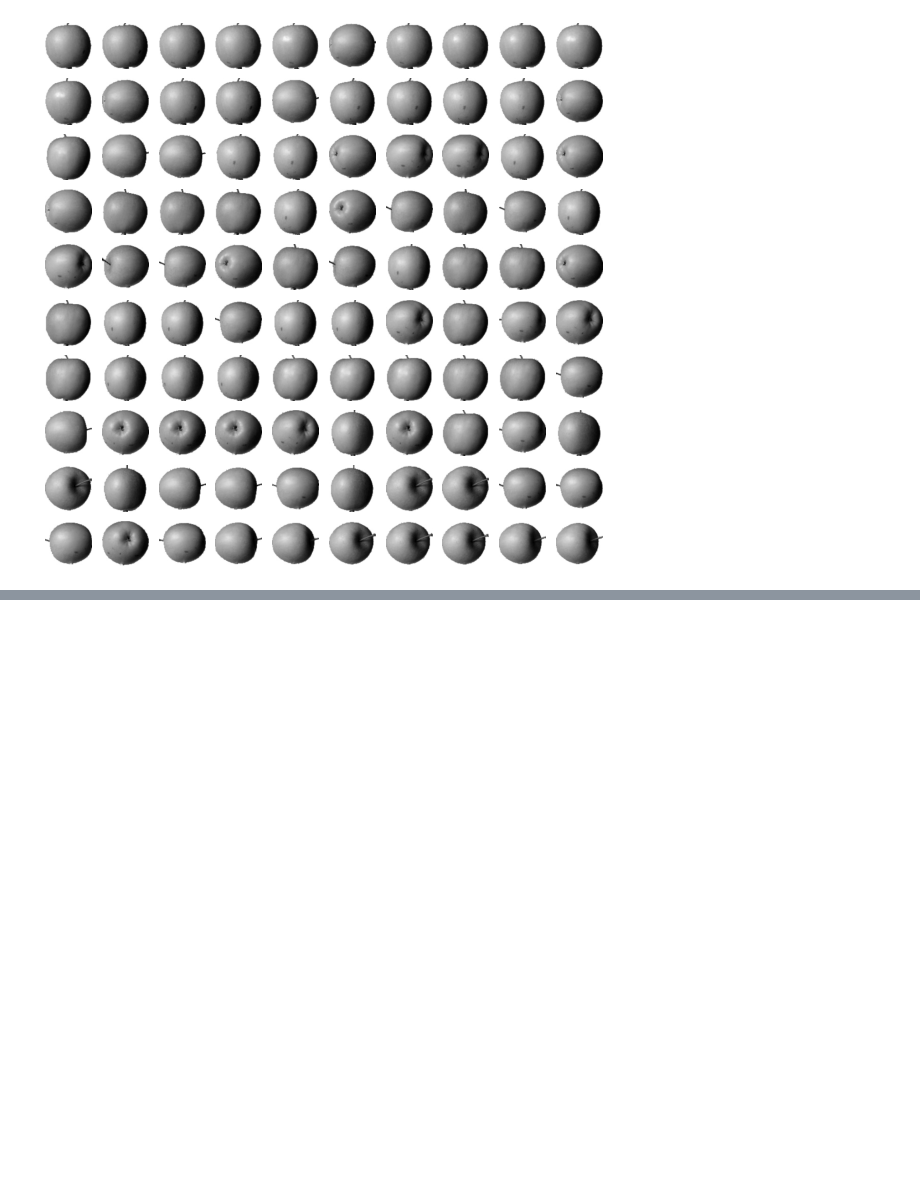
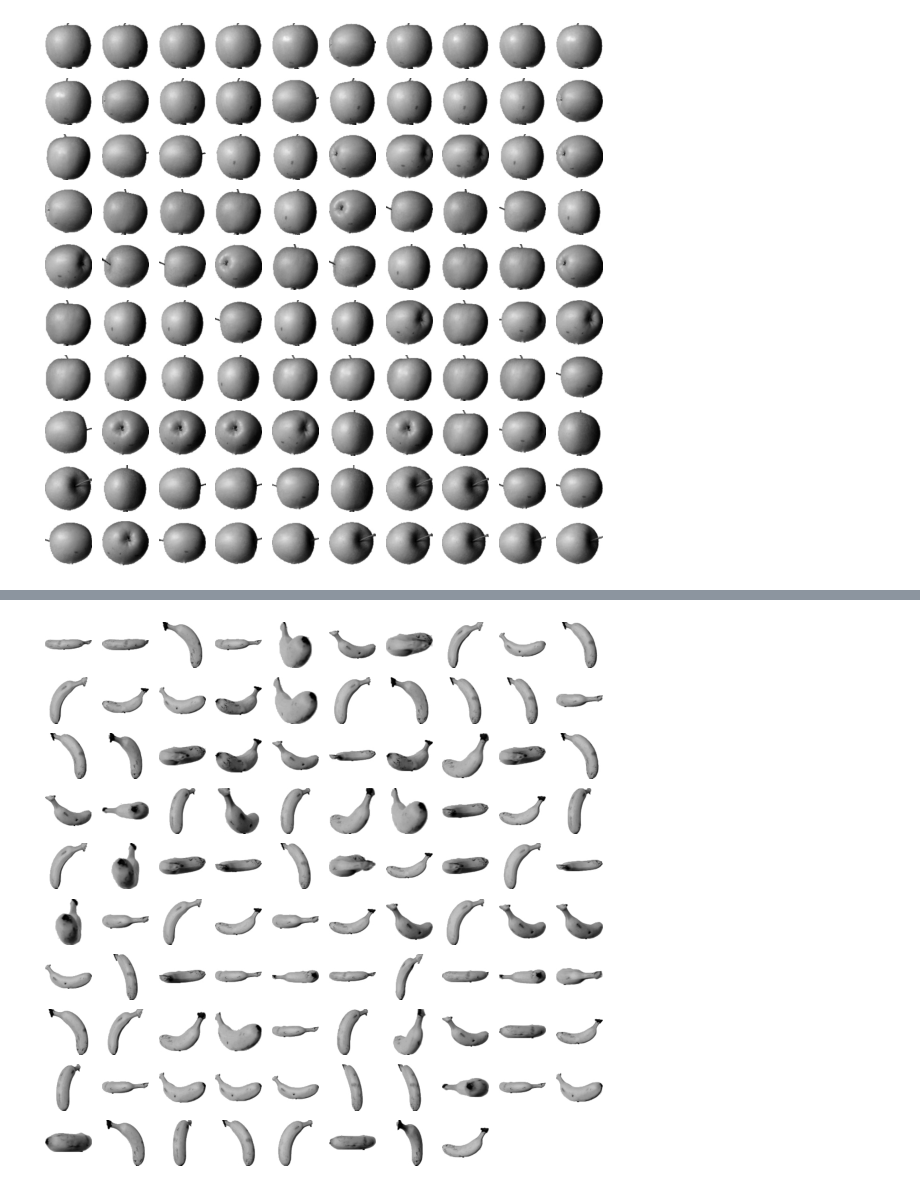
Before and after one commit to bravo-jino/Data-Science-Training, a Jupyter notebook: by_myself_ML&DL.ipynb, the cells around one changed output, grey strips where cells are left out. Cells and saved outputs as stored; diff of their text form; code cells hidden in the pictures; blank space fills up the shorter version.

```diff
--- a/by_myself_ML&DL.ipynb
+++ b/by_myself_ML&DL.ipynb
@@ -1870,0 +1956,5 @@ plt.show()
+# %%
+#바나나
+draw_fruits(fruits[km.labels_==1])
+# %% [output]
+[figure, added]
```
Also changed, not shown: parts of 19 cells of this notebook.
